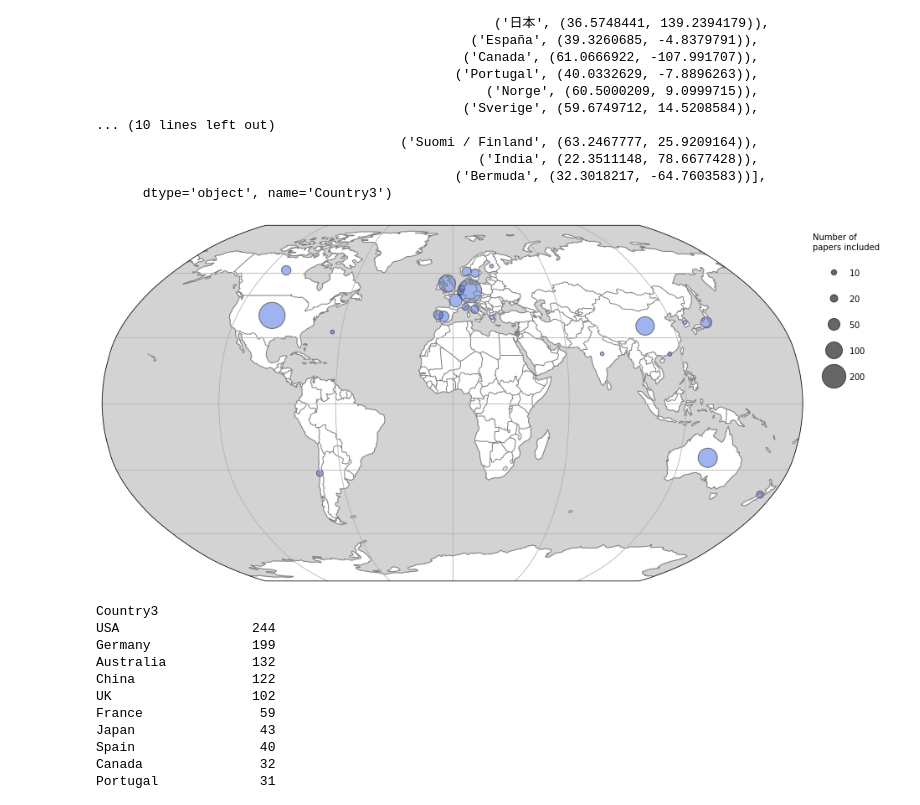
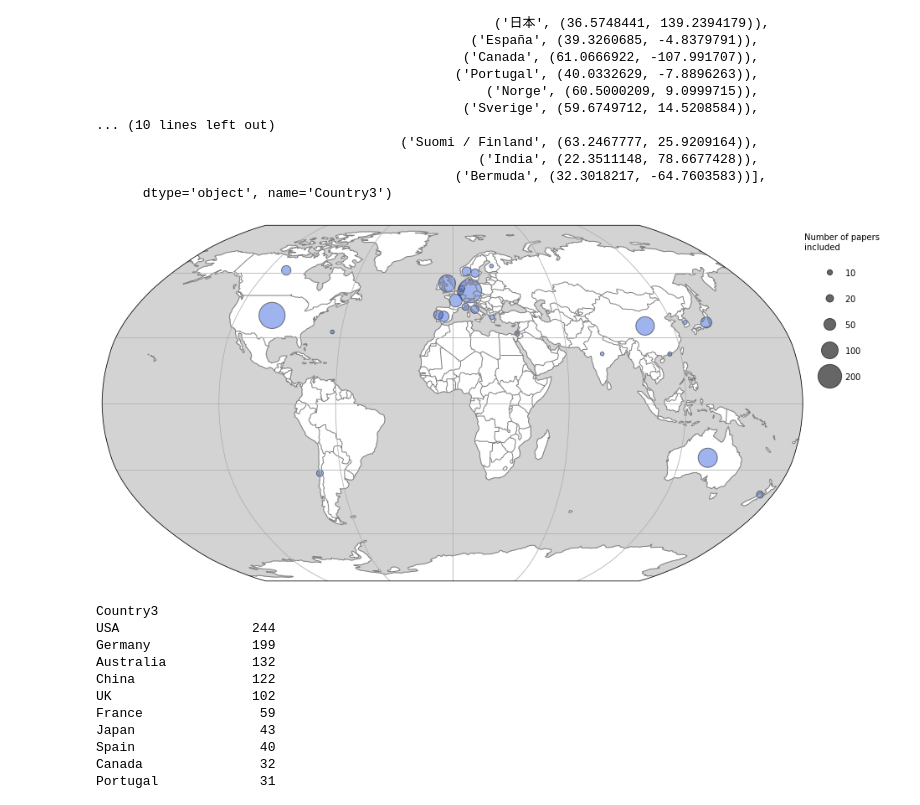
Before and after one commit to PBrockmann/PANGAEA_Scraping, a Jupyter notebook: PANGAEA_Country_affiliation_01.ipynb, the cells around one changed output. Saved outputs shown, nothing was run; the diff lists cells and outputs as text; code cells hidden in the pictures.

```diff
--- a/PANGAEA_Country_affiliation_01.ipynb
+++ b/PANGAEA_Country_affiliation_01.ipynb
@@ -253,31 +253,31 @@ b1_lat = [g.latitude for g in b1_geocode]
 # %%
 import matplotlib.pyplot as plt
 import cartopy.crs as ccrs
 import cartopy.feature as cfeature
 
 fig = plt.figure(figsize=(15,10))
 
 ax = fig.add_subplot(1,1,1, projection=ccrs.Robinson())
 
 ax.set_global()
 
 ax.add_feature(cfeature.COASTLINE, edgecolor="gray")
 ax.add_feature(cfeature.BORDERS, edgecolor="gray")
 ax.add_feature(cfeature.OCEAN, color="lightgray")
 ax.gridlines()
 
 scaleFactor = 4
 scatter = plt.scatter(b1_lon, b1_lat, b1*scaleFactor, transform=ccrs.PlateCarree(),
                       alpha=0.5, color='royalblue', edgecolor='black')
 
 handles, labels = scatter.legend_elements(prop="sizes", alpha=0.6, num=[10,20,50,100,200],
                                          func=lambda x: x/scaleFactor)
-legend2 = ax.legend(handles, labels, loc="upper right", title="Number of\npapers included",
+legend2 = ax.legend(handles, labels, loc="upper right", title="Number of papers\nincluded",
                     bbox_to_anchor=(1.12, 1), frameon=False, labelspacing=1.9)
 
 plt.show()
 # %% [output]
-[figure, old version]
+[figure, new version]
 # %%
 b1
 # %% [output]
```
